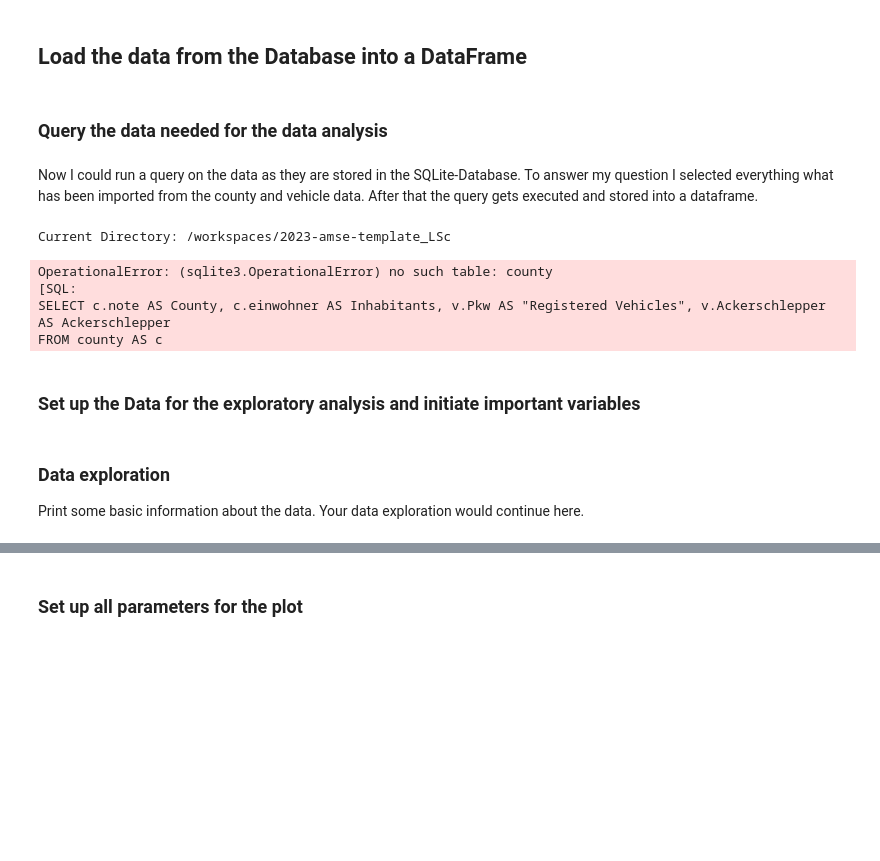
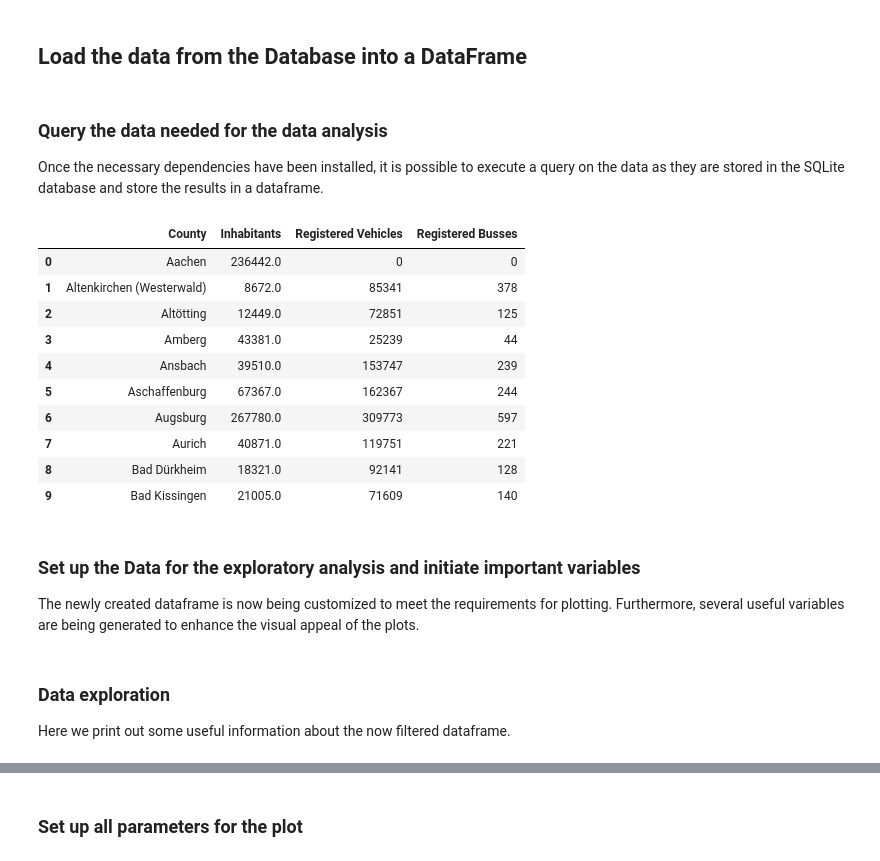
Before and after one commit to Guenni-Kologe/2023-amse-template_LSc, a Jupyter notebook: exploration.ipynb, the cells around one changed output, grey strips where cells are left out. Saved outputs shown, nothing was run; the diff lists cells and outputs as text; code cells hidden in the pictures; blank space fills up the shorter version.

```diff
--- a/exploration.ipynb
+++ b/exploration.ipynb
@@ -38,32 +39,27 @@ import matplotlib.pyplot as plt
 # %% [markdown]
 ## Load the data from the Database into a DataFrame
-# %% [markdown]
-### Query the data needed for the data analysis
-# %% [markdown]
-Now I could run a query on the data as they are stored in the SQLite-Database. To answer my question I selected everything what has been imported from the county and vehicle data.
-After that the query gets executed and stored into a dataframe.
-# %%
-query = sa.text("""
-SELECT c.note AS County, c.einwohner AS Inhabitants, v.Pkw AS "Registered Vehicles", v.Ackerschlepper AS Ackerschlepper
-FROM county AS c
-JOIN vehicle AS v ON c.note = v.county
-""")
-current_directory = os.getcwd()
-print("Current Directory:", current_directory)
-database_path = os.path.join(current_directory, "data", "data.sqlite")
-
-engine = sa.create_engine(f'sqlite:///{database_path}')
-conn = engine.connect() # Execute the query and fetch the data
-result = conn.execute(query)
-data = result.fetchall()
-
-#df = pd.DataFrame(data, columns=["County", "Inhabitants", "Registered Vehicles", "Ackerschlepper"]) # Create the DataFrame
-# %% [output]
-Current Directory: /workspaces/2023-amse-template_LSc
-OperationalError: (sqlite3.OperationalError) no such table: county
-[SQL:
-SELECT c.note AS County, c.einwohner AS Inhabitants, v.Pkw AS "Registered Vehicles", v.Ackerschlepper AS Ackerschlepper
-FROM county AS c
+# %% [markdown]
+### Query the data needed for the data analysis
+Once the necessary dependencies have been installed, it is possible to execute a query on the data as they are stored in the SQLite database and store the results in a dataframe.
+# %%
+conn = sq.connect('C:/Users/ideapad 330s/OneDrive/Desktop/Studium/Data Engineering/2023-amse-template_LSc/data/data.sqlite')
+
+df = pd.read_sql_query("SELECT DISTINCT County, Inhabitants, [Registered Vehicles], [Registered Busses] FROM result", conn)
+
+df.head(10)
+# %% [output]
+|  | County | Inhabitants | Registered Vehicles | Registered Busses |
+| 0 | Aachen | 236442.0 | 0 | 0 |
+| 1 | Altenkirchen (Westerwald) | 8672.0 | 85341 | 378 |
+| 2 | Altötting | 12449.0 | 72851 | 125 |
+| 3 | Amberg | 43381.0 | 25239 | 44 |
+| 4 | Ansbach | 39510.0 | 153747 | 239 |
+| 5 | Aschaffenburg | 67367.0 | 162367 | 244 |
+| 6 | Augsburg | 267780.0 | 309773 | 597 |
+| 7 | Aurich | 40871.0 | 119751 | 221 |
+| 8 | Bad Dürkheim | 18321.0 | 92141 | 128 |
+| 9 | Bad Kissingen | 21005.0 | 71609 | 140 |
 # %% [markdown]
 ### Set up the Data for the exploratory analysis and initiate important variables
+The newly created dataframe is now being customized to meet the requirements for plotting. Furthermore, several useful variables are being generated to enhance the visual appeal of the plots.
 # %%
@@ -84,4 +77,4 @@ max_inhabitants = filtered_df_pkw["Inhabitants"].astype(int).max() # Again conve
 y_ticks = list(range(0, max_inhabitants + 1, max_inhabitants // num_ticks))
 # %% [markdown]
 ### Data exploration
-Print some basic information about the data. Your data exploration would continue here.
+Here we print out some useful information about the now filtered dataframe.
```
Also changed, not shown: parts of 18 cells of this notebook, 4 other files.
